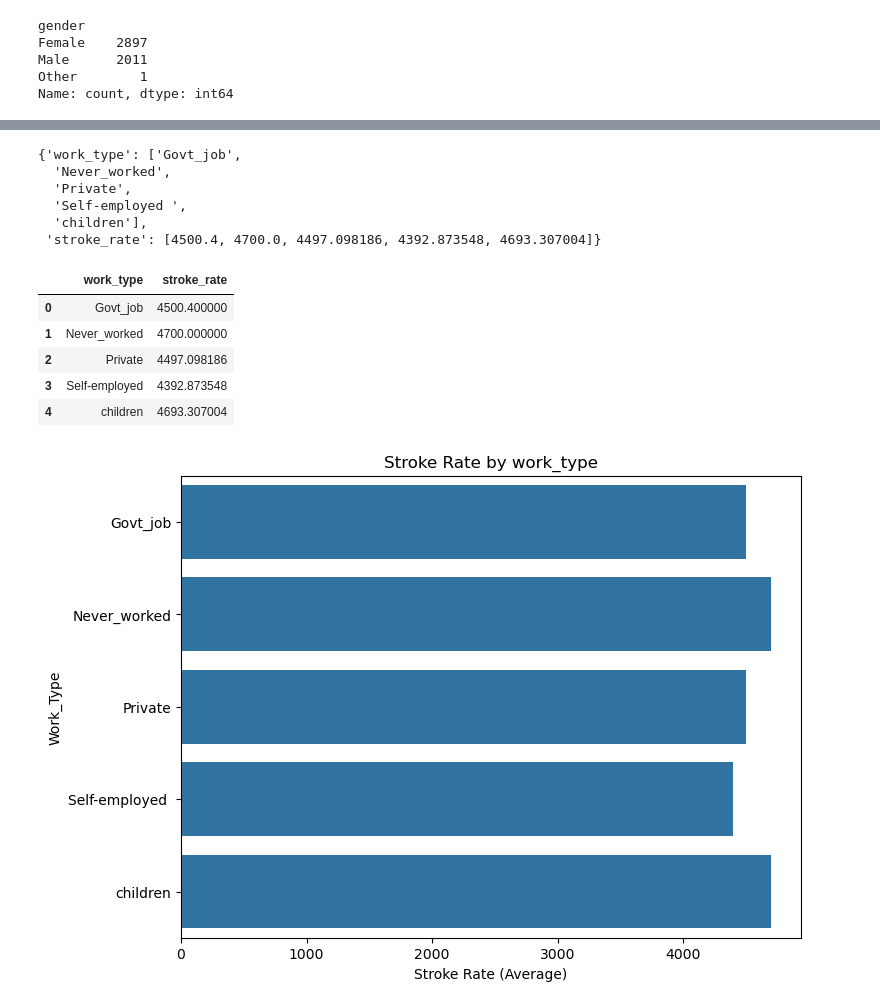
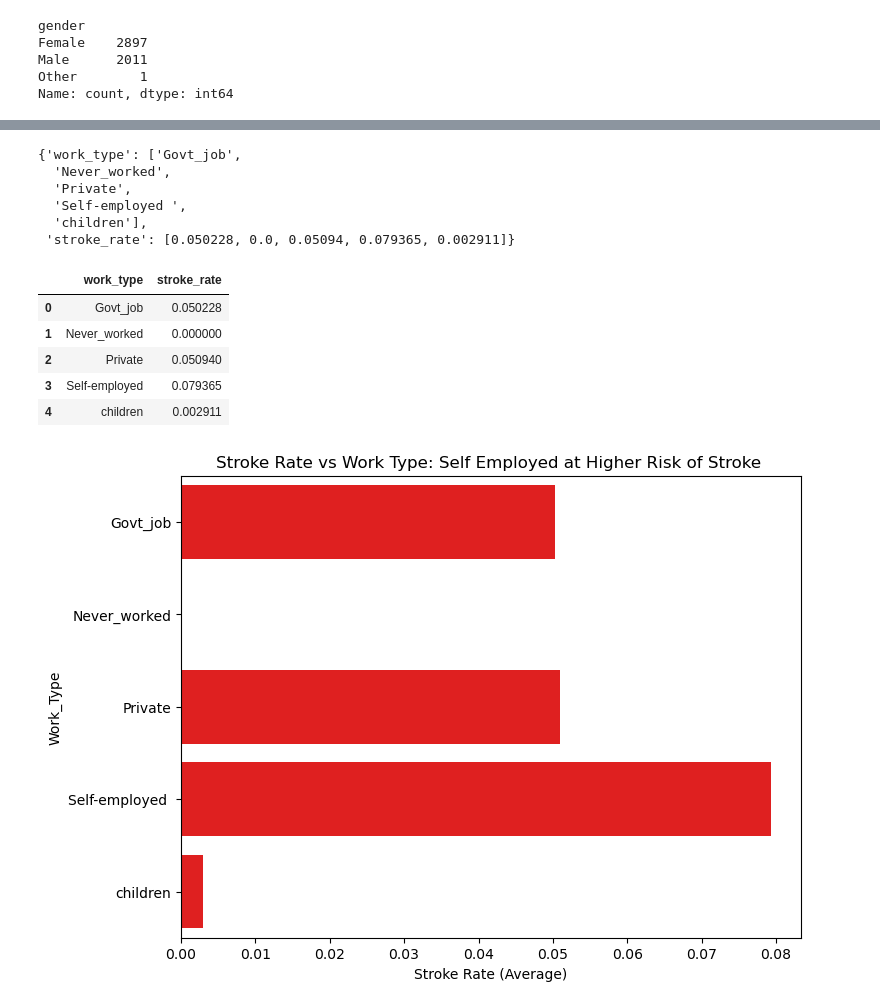
Before and after one commit to MaxugoAnalytics/Stroke-Analysis, a Jupyter notebook: Heart_disease.ipynb, the cells around one changed output, grey strips where cells are left out. Cells and saved outputs as stored; diff of their text form; code cells hidden in the pictures.

```diff
--- a/Heart_disease.ipynb
+++ b/Heart_disease.ipynb
@@ -605,35 +608,34 @@ children         4693.307004
 Name: stroke, dtype: float64
 # %%
-smoking_status_work = {
+work_type = {
     'work_type': ['Govt_job', 'Never_worked', 'Private', 'Self-employed ','children'],
-    'stroke_rate': [4500.400000, 4700.000000, 4497.098186, 4392.873548,4693.307004 ]}
-smoking_status_work
+    'stroke_rate': [0.050228, 0.000000, 0.050940, 0.079365,0.002911 ]}
+work_type
 # %% [output]
 {'work_type': ['Govt_job',
   'Never_worked',
   'Private',
   'Self-employed ',
   'children'],
- 'stroke_rate': [4500.4, 4700.0, 4497.098186, 4392.873548, 4693.307004]}
+ 'stroke_rate': [0.050228, 0.0, 0.05094, 0.079365, 0.002911]}
 # %%
-stroke_work = pd.DataFrame(smoking_status_work)
+#Create a Date Frame
+stroke_work = pd.DataFrame(work_type)
 stroke_work
 # %% [output]
 |  | work_type | stroke_rate |
-| 0 | Govt_job | 4500.400000 |
-| 1 | Never_worked | 4700.000000 |
-| 2 | Private | 4497.098186 |
-| 3 | Self-employed | 4392.873548 |
-| 4 | children | 4693.307004 |
+| 0 | Govt_job | 0.050228 |
+| 1 | Never_worked | 0.000000 |
+| 2 | Private | 0.050940 |
+| 3 | Self-employed | 0.079365 |
+| 4 | children | 0.002911 |
 # %%
 # Plotting the data
 plt.figure(figsize=(8, 6))
-sns.barplot(data= stroke_work, y='work_type', x='stroke_rate')
-
-# Adding a title and labels
-plt.title('Stroke Rate by work_type')
+sns.barplot(data= stroke_work, y='work_type', x='stroke_rate', color = 'red')
+plt.title('Stroke Rate vs Work Type: Self Employed at Higher Risk of Stroke ')
 plt.xlabel('Stroke Rate (Average)')
 plt.ylabel('Work_Type')
 plt.show()
 # %% [output]
-[figure, old version]
+[figure, new version]
```
Also changed, not shown: parts of 66 cells of this notebook.
